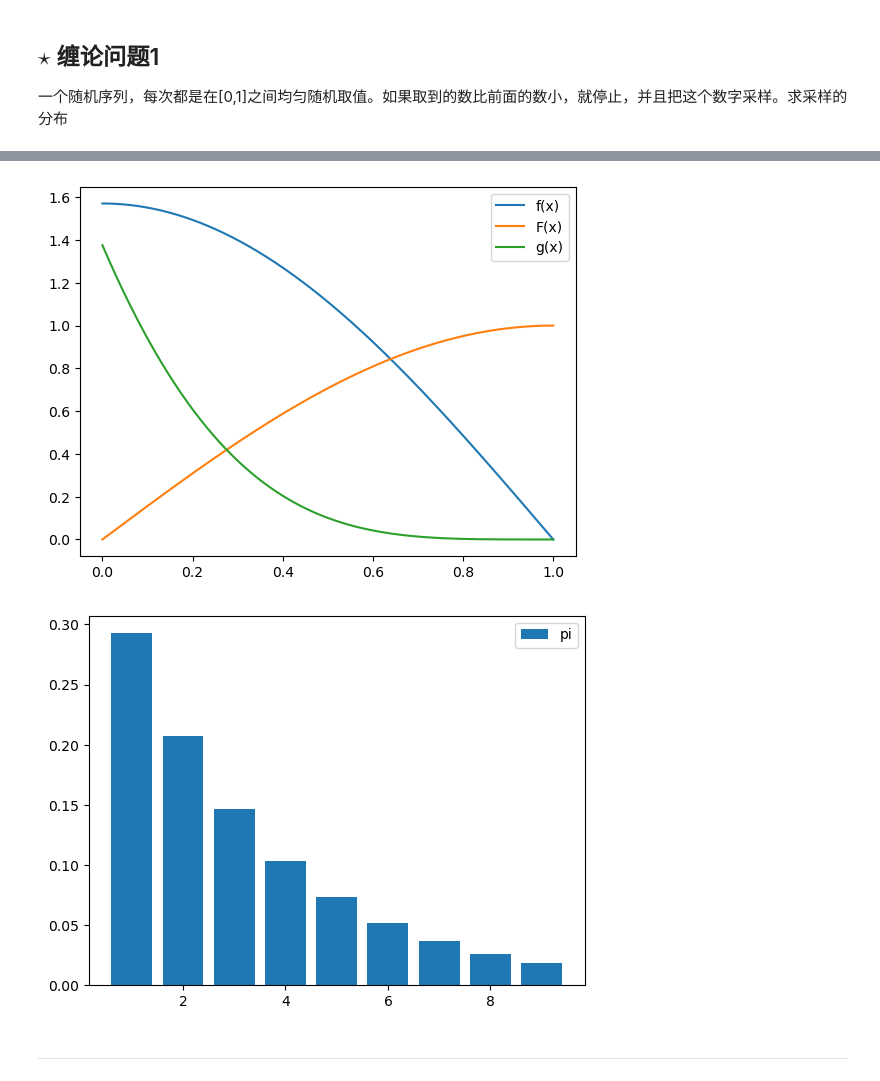
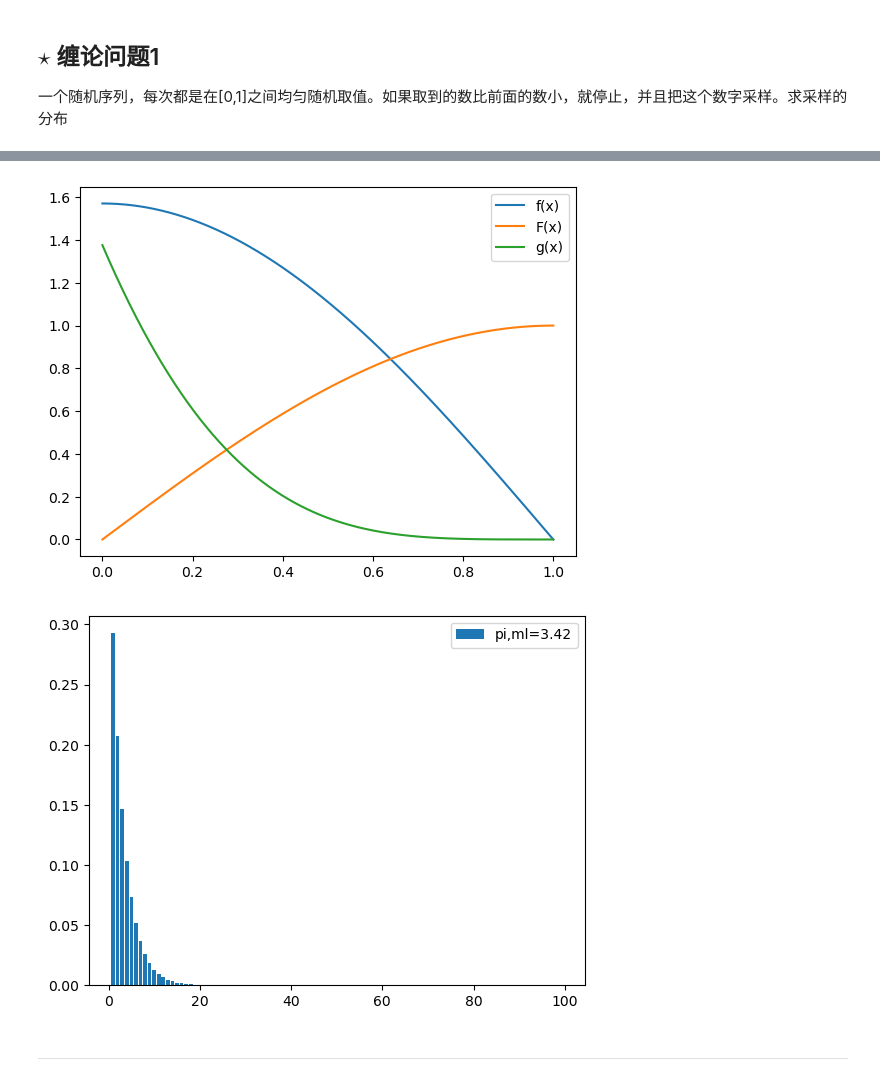
Before and after one commit to xitongsys/notes, a Jupyter notebook: puzzles/puzzles_2024.ipynb, the cells around one changed output, grey strips where cells are left out. Drawn from its saved outputs; the diff is of its cells as text; code cells hidden in the pictures.

```diff
--- a/puzzles/puzzles_2024.ipynb
+++ b/puzzles/puzzles_2024.ipynb
@@ -303,36 +303,37 @@ $p_1 = \int_0^1 g(a)da \int_{b-c>a,0<b,c<1} 1 db dc = \int_0^1 g(a) \frac{(1-a)^
 # %%
 import math
 import numpy as np
 import matplotlib.pyplot as plt
 
 N = 10000
 x = np.linspace(0,1,N)
 
 # f(x) 分布
 fx = math.pi/2 * np.cos(math.pi/2 * x)
 Fx = np.sin(math.pi/2*x)
 
 # 中枢高度分布g(x)
 gx = (math.pi/(math.pi-2))*(1 - np.sin(math.pi/2 * x)) * (1-x)**2 / 2
 
 plt.plot(x, fx, label='f(x)')
 plt.plot(x, Fx, label='F(x)')
 plt.plot(x, gx, label='g(x)')
 plt.legend()
 plt.show()
 
 
 # 中枢长度分布
 
-ls = np.array(range(1,10))
+ls = np.array(range(1,100))
 p1 = 0.2927
 pi = (1-p1)**(ls-1)*p1
-plt.bar(ls, pi,label='pi')
+ml = np.sum(pi*ls)
+plt.bar(ls, pi,label=f'pi,ml={ml:.2f}')
 plt.legend()
 plt.show()
 # %% [output]
 [figure]
-[figure, old version]
+[figure, new version]
 # %% [markdown]
 ------------------
 # %% [markdown]
```
Also changed, not shown: parts of 1 cell of this notebook.
